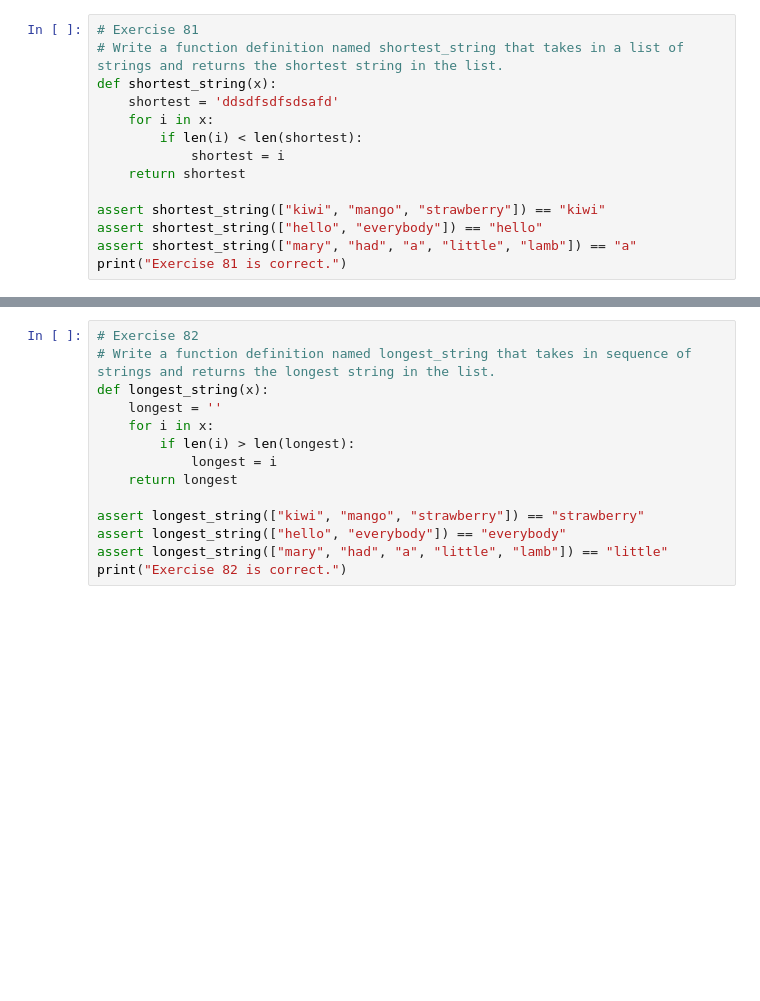
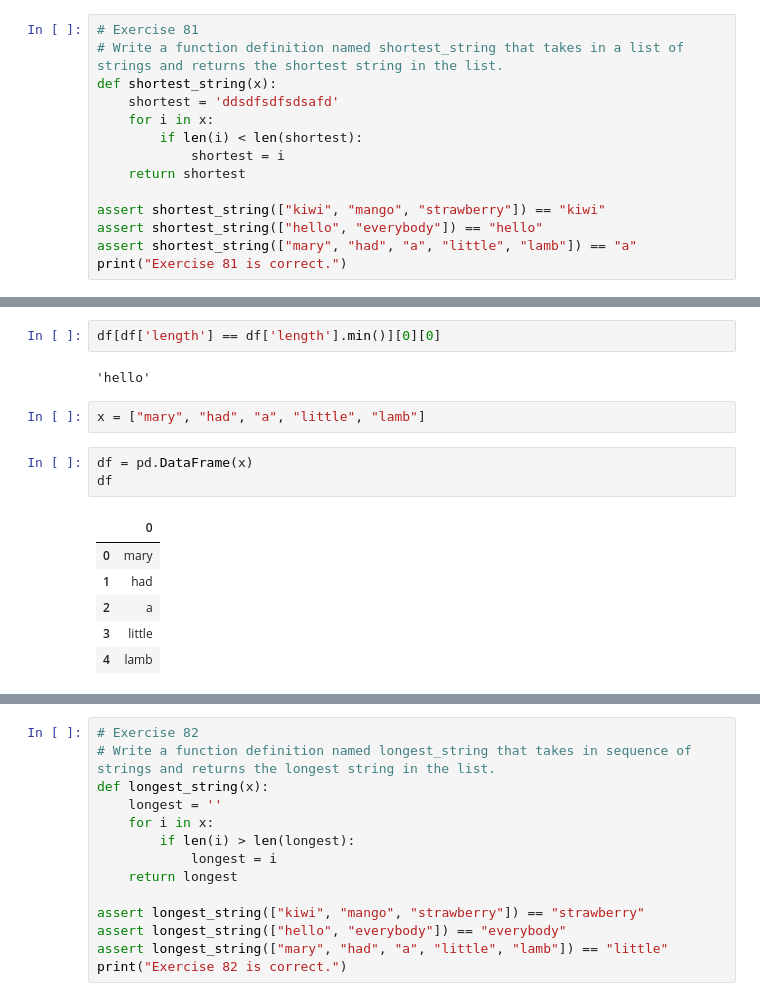
Before and after one commit to Ken-Alviola/coding_practice, a Jupyter notebook: 101-exercises.ipynb, the cells around one changed output, grey strips where cells are left out. Saved outputs shown, nothing was run; the diff lists cells and outputs as text; blank space fills up the shorter version.

```diff
--- a/101-exercises.ipynb
+++ b/101-exercises.ipynb
@@ -1352,0 +1369,16 @@ print("Exercise 81 is correct.")
+# %%
+df[df['length'] == df['length'].min()][0][0]
+# %% [output]
+'hello'
+# %%
+x = ["mary", "had", "a", "little", "lamb"]
+# %%
+df = pd.DataFrame(x)
+df
+# %% [output]
+|  | 0 |
+| 0 | mary |
+| 1 | had |
+| 2 | a |
+| 3 | little |
+| 4 | lamb |
```
Also changed, not shown: parts of 7 cells of this notebook.
